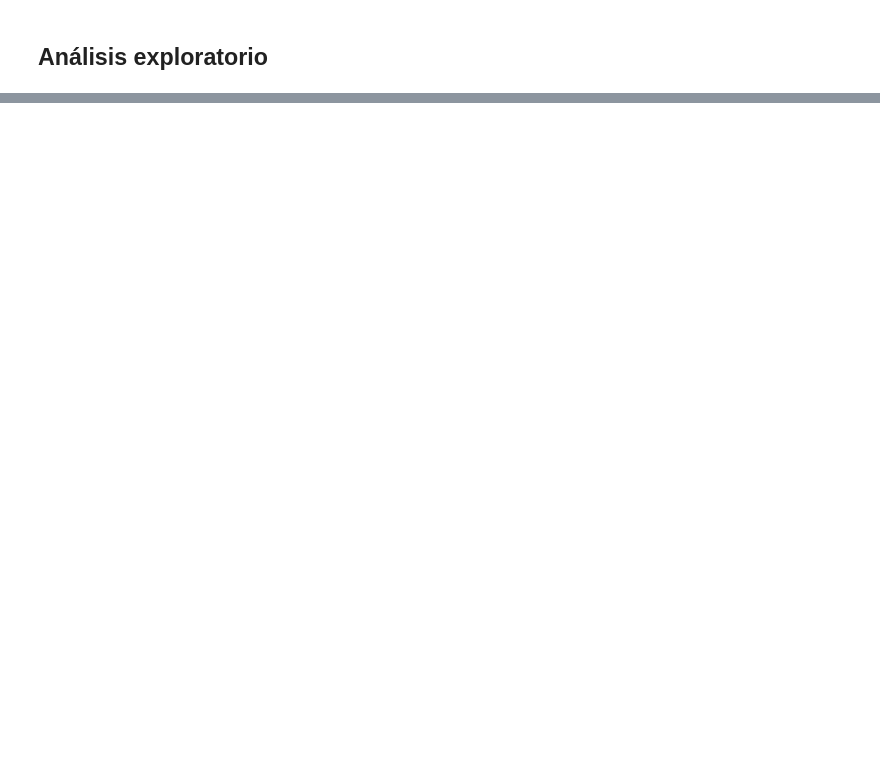
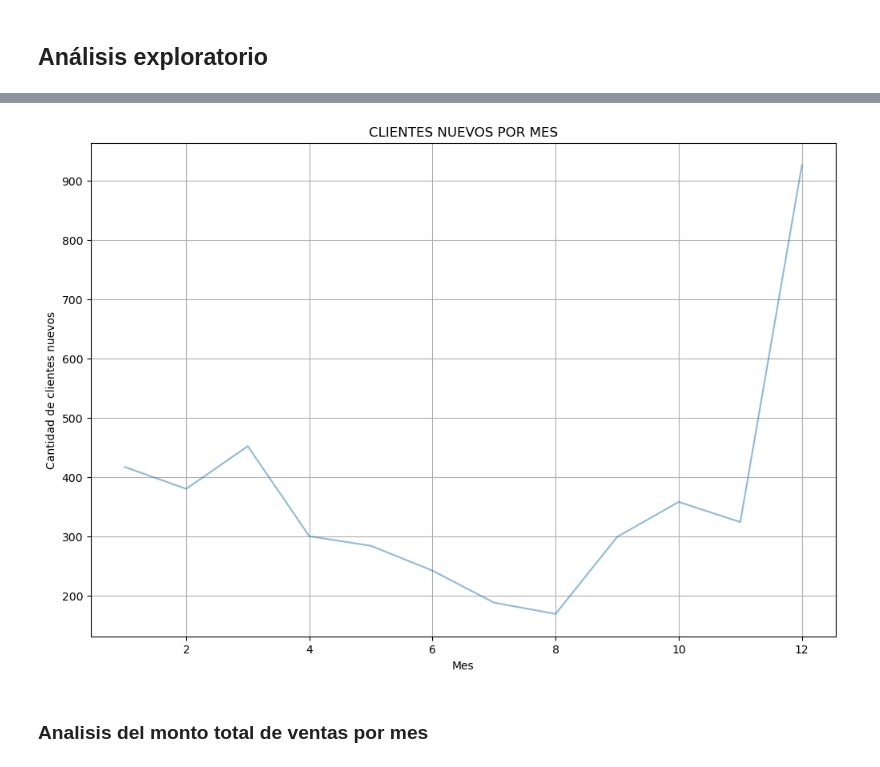
Before and after one commit to alan-caballero-g/Hackaton-Retail-Challenge-2024, a Jupyter notebook: datasets/Retail_Challenge.ipynb, the cells around one changed output, grey strips where cells are left out. Saved outputs shown, nothing was run; the diff lists cells and outputs as text; code cells hidden in the pictures; blank space fills up the shorter version.

```diff
--- a/datasets/Retail_Challenge.ipynb
+++ b/datasets/Retail_Challenge.ipynb
@@ -546,0 +745,17 @@ memory usage: 22.8+ MB
+# %%
+# Ordenar los datos por fecha de factura
+data_filtered2 = data_filtered2.sort_values(by='invoice_date')
+
+# Encontrar la primera compra de cada cliente
+primer_compra_por_cliente = data_filtered2.groupby('customer_id')['invoice_date'].min().reset_index()
+
+# Crear una nueva columna 'month_first_purchase' para el mes de la primera compra de cada cliente
+primer_compra_por_cliente['month_first_purchase'] = primer_compra_por_cliente['invoice_date'].dt.month
+
+# Contar la cantidad de clientes nuevos por mes
+clientes_nuevos_por_mes = primer_compra_por_cliente.groupby('month_first_purchase').size().reset_index()
+clientes_nuevos_por_mes.columns = ['Mes', 'Clientes Nuevos']
+
+# Mostrar tabla de cantidad de clientes nuevos por mes
+print("Cantidad de clientes nuevos por mes:")
+clientes_nuevos_por_mes
@@ -546,0 +777,13 @@ memory usage: 22.8+ MB
+# %%
+plt.figure(figsize=(12, 8))
+plt.plot(clientes_nuevos_por_mes['Mes'], clientes_nuevos_por_mes['Clientes Nuevos'], alpha=0.5, )
+plt.title('CLIENTES NUEVOS POR MES')
+plt.xlabel('Mes')
+plt.ylabel('Cantidad de clientes nuevos')
+plt.grid(True)
+plt.xticks(rotation = 0)
+plt.show()
+# %% [output]
+[figure, added]
+# %% [markdown]
+### Analisis del monto total de ventas por mes
```
Also changed, not shown: parts of 65 cells of this notebook.
